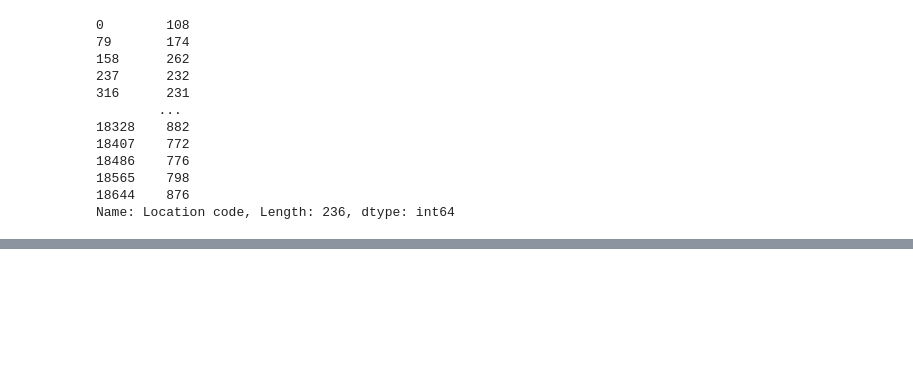
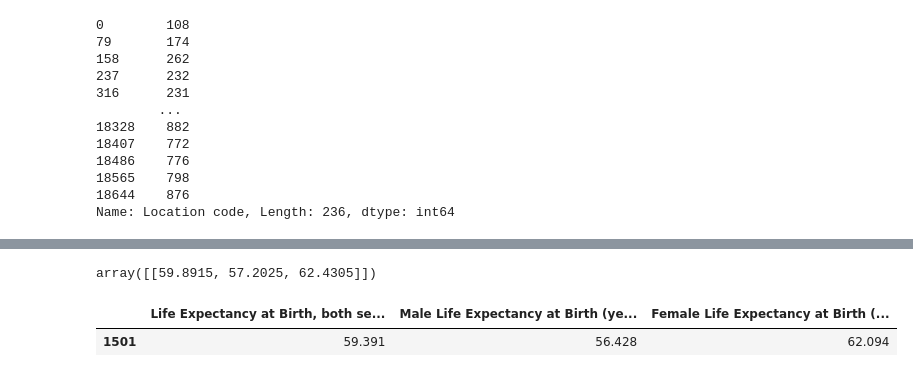
Before and after one commit to dibaaminshahidi/Life_Expectancy, a Jupyter notebook: Model.ipynb, the cells around one changed output, grey strips where cells are left out. Saved outputs shown, nothing was run; the diff lists cells and outputs as text; code cells hidden in the pictures; blank space fills up the shorter version.

```diff
--- a/Model.ipynb
+++ b/Model.ipynb
@@ -257,0 +259,9 @@ for i in range (3):
+# %%
+y_hat[df_test['Region, subregion, country or area *'] == 'Zimbabwe']
+# %% [output]
+array([[59.8915, 57.2025, 62.4305]])
+# %%
+y_2022[df_test['Region, subregion, country or area *'] == 'Zimbabwe']
+# %% [output]
+|  | Life Expectancy at Birth, both se... | Male Life Expectancy at Birth (ye... | Female Life Expectancy at Birth (... |
+| 1501 | 59.391 | 56.428 | 62.094 |
```
Also changed, not shown: parts of 12 cells of this notebook, 3 other files.
